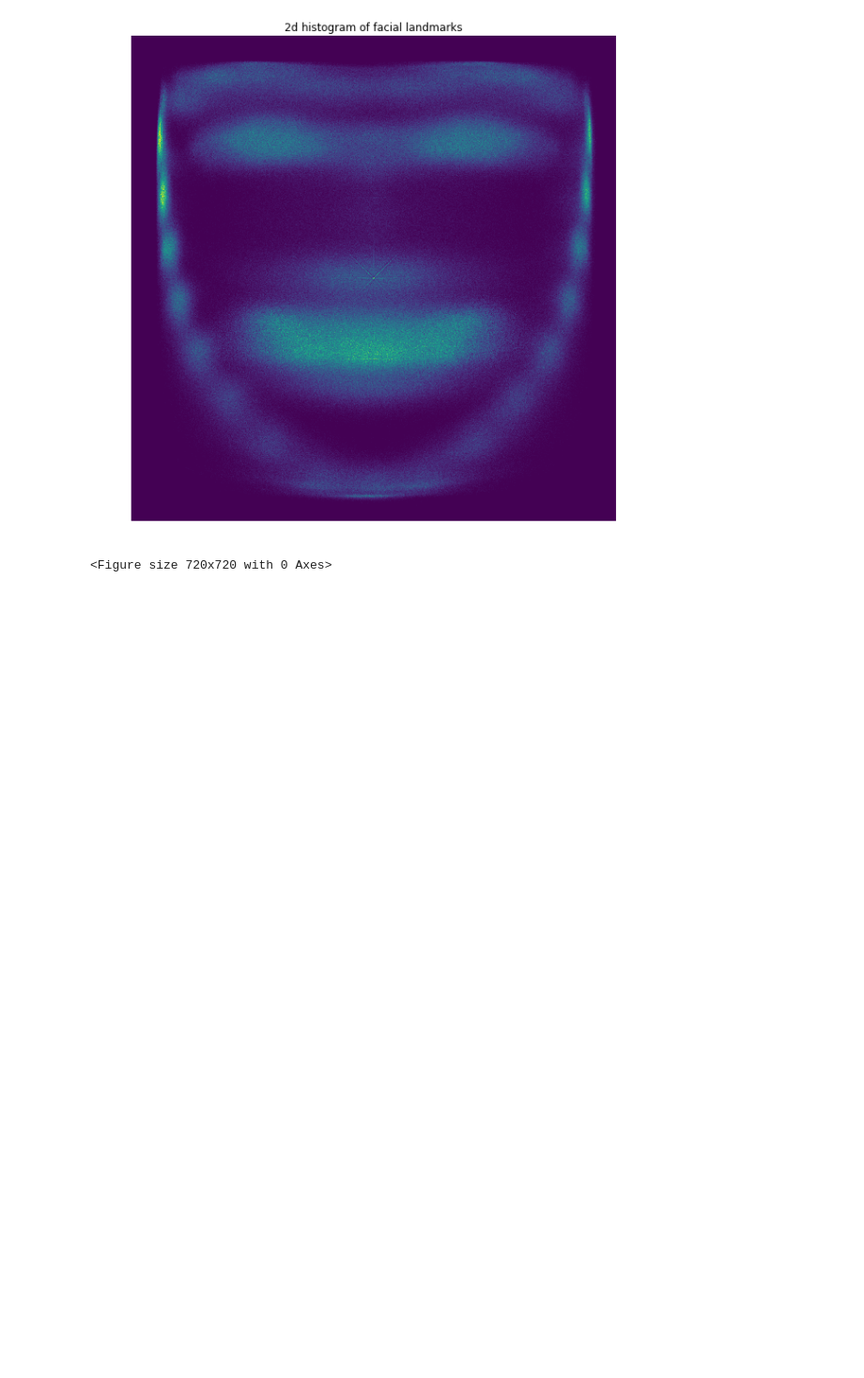
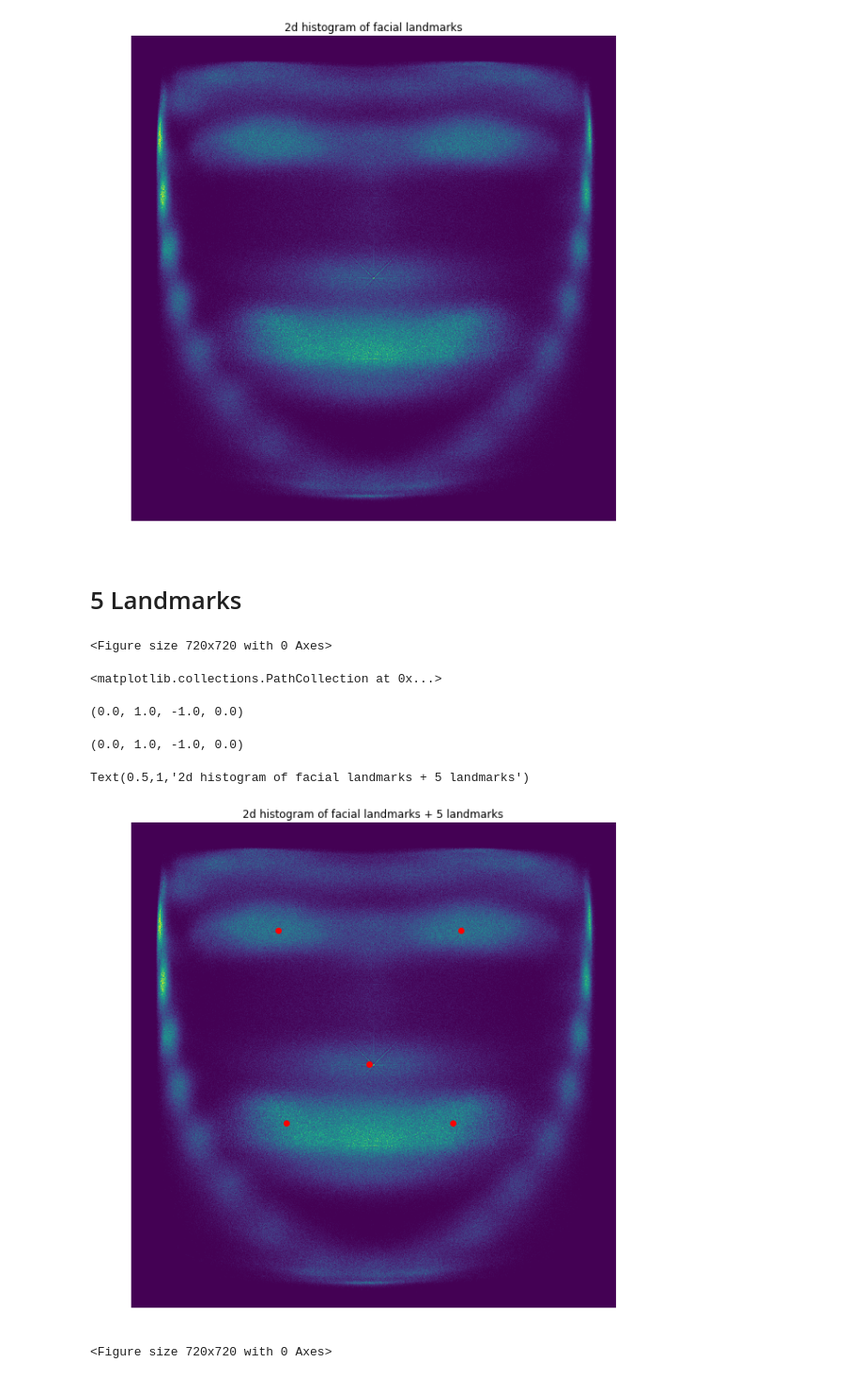
Before and after one commit to TUM-ML-Lab18/FaceSwap, a Jupyter notebook: LandmarksEvaluationGeneration.ipynb, the cells around one changed output. Shown at 94% size. Cells and saved outputs as stored; diff of their text form; code cells hidden in the pictures; blank space fills up the shorter version.

Commit message:
added functionality to extract 5 landmarks from landmarks file

```diff
--- a/LandmarksEvaluationGeneration.ipynb
+++ b/LandmarksEvaluationGeneration.ipynb
@@ -32,6 +32,8 @@ with open('/home/max/landmarks.json') as f:
     landmarks = json.load(f)
 # %%
 landmarks_array = np.array(list(landmarks.values()))
+landmarks_X = landmarks_array[:,::2]
+landmarks_Y = landmarks_array[:,1::2]
 N, D = landmarks_array.shape
 # %% [markdown]
 # Evaluation of landmarks
@@ -50,6 +52,50 @@ plt.show()
 (0.0, 1.0, -1.0, 0.0)
 Text(0.5,1,'2d histogram of facial landmarks')
 [figure]
+# %% [markdown]
+# 5 Landmarks
+# %%
+eye_left_X = np.mean(landmarks_X[:,36:42], axis=1)
+eye_left_Y = np.mean(landmarks_Y[:,36:42], axis=1)
+eye_right_X = np.mean(landmarks_X[:,42:48], axis=1)
+eye_right_Y = np.mean(landmarks_Y[:,42:48], axis=1)
+nose_X = np.mean(landmarks_X[:,31:36], axis=1)
+nose_Y = np.mean(landmarks_Y[:,31:36], axis=1)
+mouth_left_X = landmarks_X[:,48]
+mouth_left_Y = landmarks_Y[:,48]
+mouth_right_X = landmarks_X[:,60]
+mouth_right_Y = landmarks_Y[:,60]
+
+landmarks_5 = np.vstack((eye_left_X, eye_left_Y, eye_right_X, eye_right_Y, nose_X, nose_Y, mouth_left_X, mouth_left_Y, mouth_right_X, mouth_right_Y)).T
+
+eye_left_X = np.mean(eye_left_X)
+eye_left_Y = np.mean(eye_left_Y)
+eye_right_X = np.mean(eye_right_X)
+eye_right_Y = np.mean(eye_right_Y)
+nose_X = np.mean(nose_X)
+nose_Y = np.mean(nose_Y)
+mouth_left_X = np.mean(mouth_left_X)
+mouth_left_Y = np.mean(mouth_left_Y)
+mouth_right_X = np.mean(mouth_right_X)
+mouth_right_Y = np.mean(mouth_right_Y)
+# %%
+plt.figure(figsize=(10,10))
+n, x_bins, y_bins, patches = plt.hist2d(landmarks_X.reshape(-1),  # x coordinates
+                                        -landmarks_Y.reshape(-1), # y coordinates inverted
+                                        bins=1000, range=[[0,1],[-1,0]])
+plt.scatter([eye_left_X, eye_right_X, nose_X, mouth_left_X, mouth_right_X],
+            [-eye_left_Y, -eye_right_Y, -nose_Y, -mouth_left_Y, -mouth_right_Y], c='r')
+plt.axis('off')
+plt.axis('equal')
+plt.title('2d histogram of facial landmarks + 5 landmarks')
+plt.show()
+# %% [output]
+<Figure size 720x720 with 0 Axes>
+<matplotlib.collections.PathCollection at 0x...>
+(0.0, 1.0, -1.0, 0.0)
+(0.0, 1.0, -1.0, 0.0)
+Text(0.5,1,'2d histogram of facial landmarks + 5 landmarks')
+[figure, added]
 # %%
 N_bins = 100
 dim = 72
```
Also changed, not shown: parts of 7 cells of this notebook, 1 other file.
